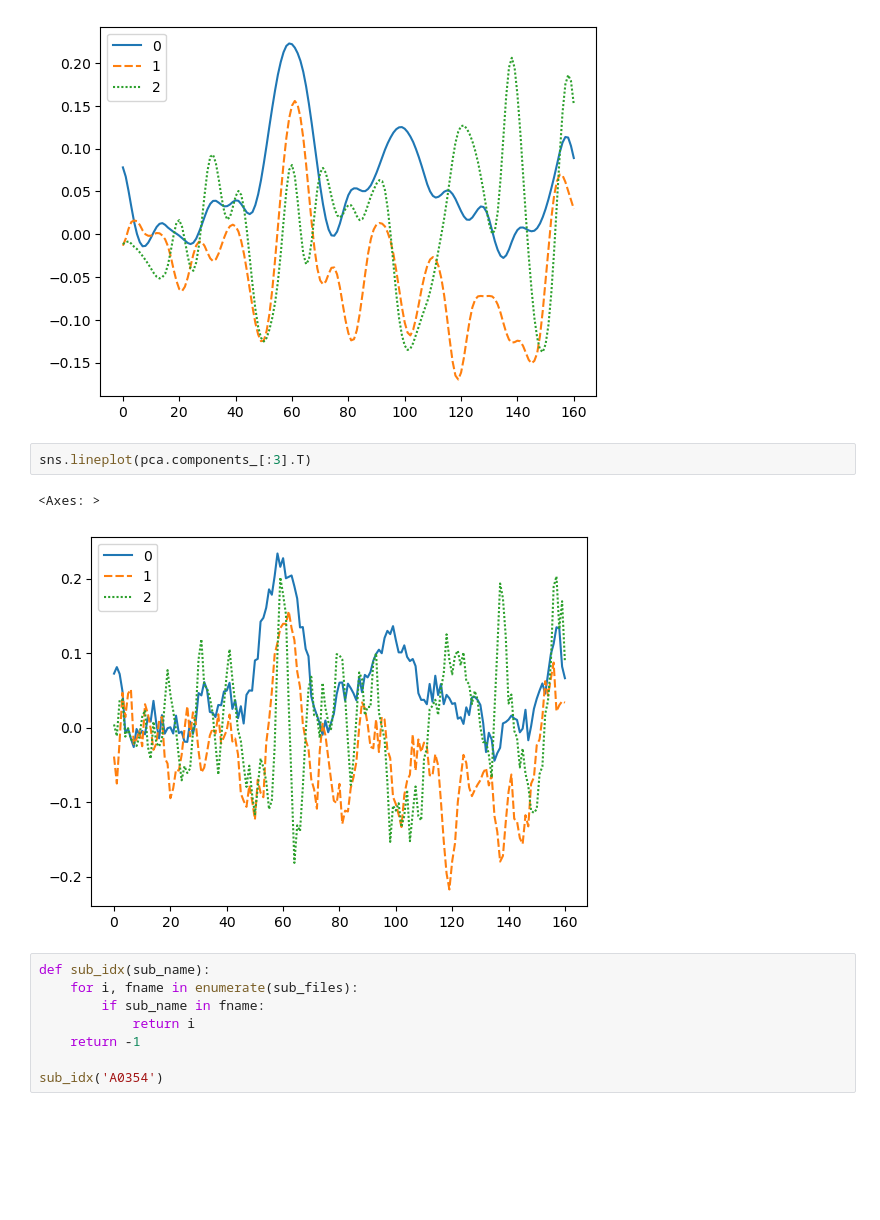
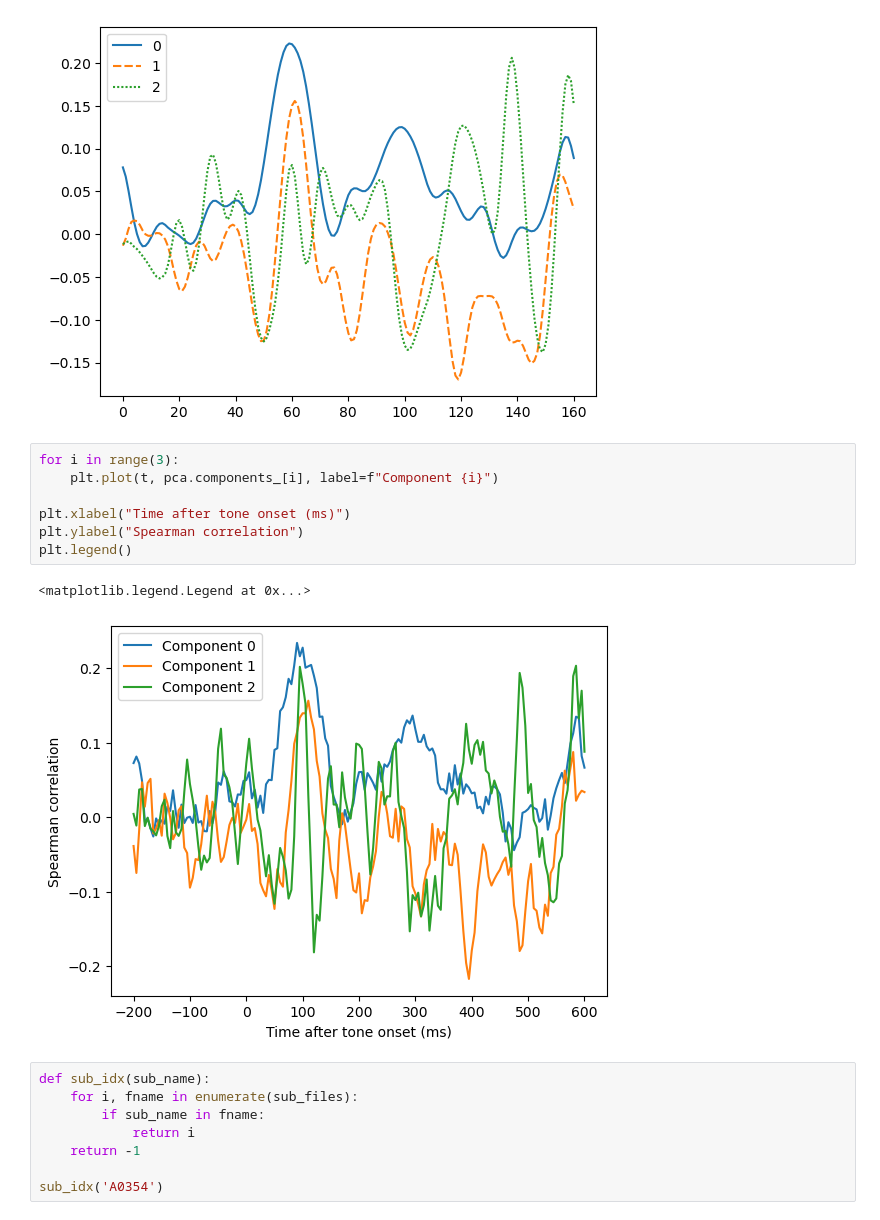
Before and after one commit to isaackrementsov/glysn-meg-analysis, a Jupyter notebook: meg_analysis_streamlined.ipynb, the cells around one changed output. Drawn from its saved outputs; the diff is of its cells as text; blank space fills up the shorter version.

```diff
--- a/meg_analysis_streamlined.ipynb
+++ b/meg_analysis_streamlined.ipynb
@@ -269,11 +269,16 @@ sns.lineplot(pca_reduced.components_[:3].T)
 # %% [output]
 <Axes: >
 [figure]
-# %%
-sns.lineplot(pca.components_[:3].T)
-# %% [output]
-<Axes: >
-[figure, removed]
+# %%
+for i in range(3):
+    plt.plot(t, pca.components_[i], label=f"Component {i}")
+
+plt.xlabel("Time after tone onset (ms)")
+plt.ylabel("Spearman correlation")
+plt.legend()
+# %% [output]
+<matplotlib.legend.Legend at 0x...>
+[figure, added]
 # %%
 def sub_idx(sub_name):
     for i, fname in enumerate(sub_files):
```
Also changed, not shown: parts of 9 cells of this notebook, 24 other files.
